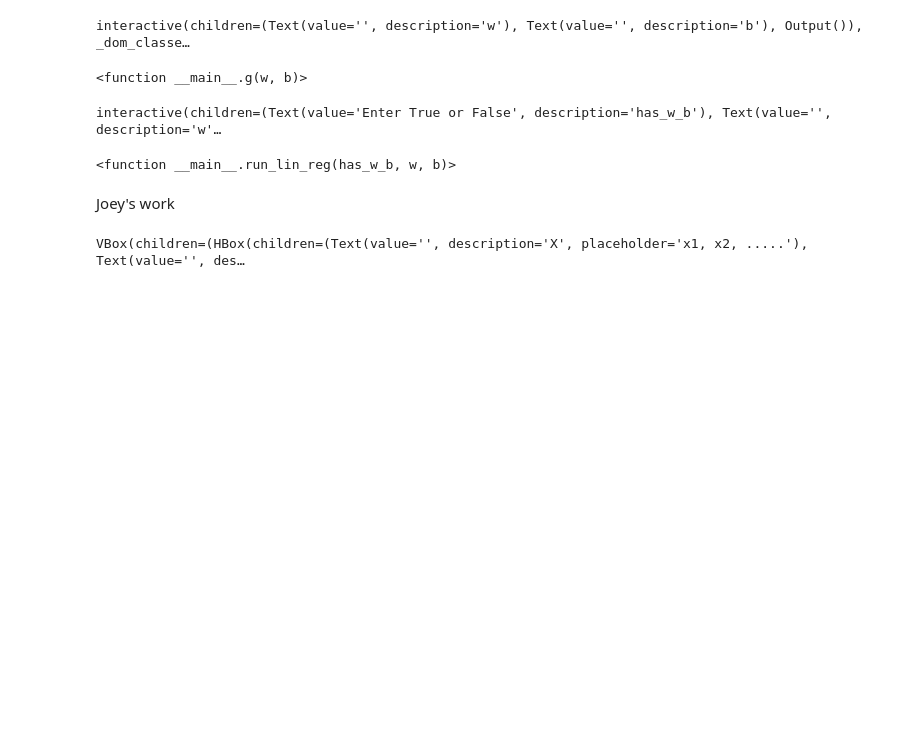
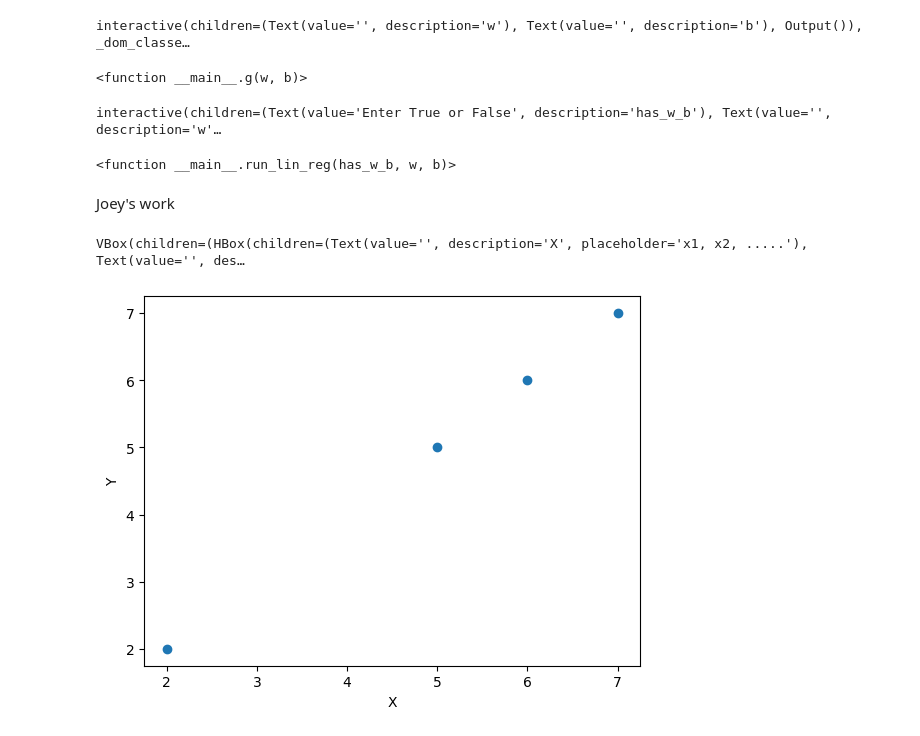
Before and after one commit to rupav02/AI_Project, a Jupyter notebook: Regression Algorithm.ipynb, the cells around one changed output. Cells and saved outputs as stored; diff of their text form; code cells hidden in the pictures; blank space fills up the shorter version.

```diff
--- a/Regression Algorithm.ipynb
+++ b/Regression Algorithm.ipynb
@@ -202,19 +202,30 @@ interactive(children=(Text(value='Enter True or False', description='has_w_b'),
 Joey's work
 # %%
 from ipywidgets import HBox, VBox, Text, Button
+import matplotlib.pyplot as plt
 
 text_box1 = Text(value='', placeholder='x1, x2, .....', description='X')
 text_box2 = Text(value='', placeholder='y1, y2, .....', description='Y')
 button = Button(description='Enter')
 
 def on_button_click(b):
     x_input = text_box1.value
     y_input = text_box2.value
+    # parse the data and create a plot
+    x_values = x_input.split(',')
+    y_values = y_input.split(',')
+    data = [(float(x_values[i]), float(y_values[i])) for i in range(min(len(x_values), len(y_values)))]
+    plt.scatter(*zip(*data))
+    plt.xlabel('X')
+    plt.ylabel('Y')
+    plt.show()
+
 
 button.on_click(on_button_click)
 
 input_box = HBox([text_box1, text_box2])
 output_box = VBox([input_box, button])
 output_box
 # %% [output]
 VBox(children=(HBox(children=(Text(value='', description='X', placeholder='x1, x2, .....'), Text(value='', des…
+[figure, added]
```
Also changed, not shown: parts of 2 cells of this notebook.
